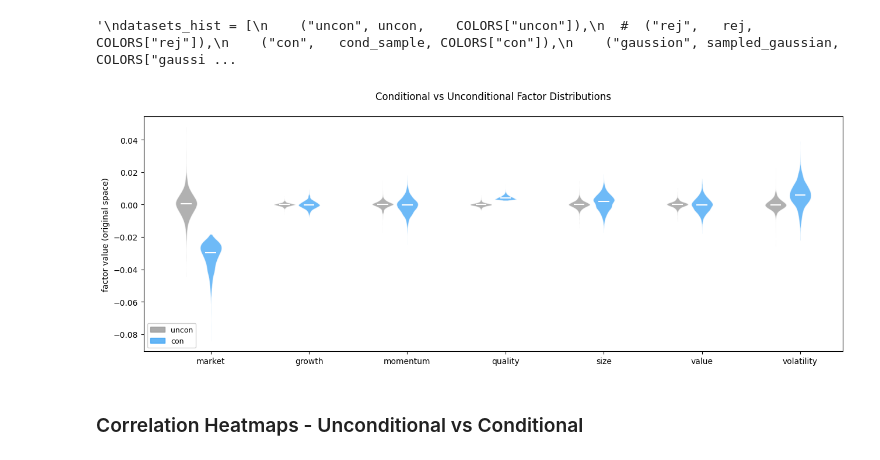
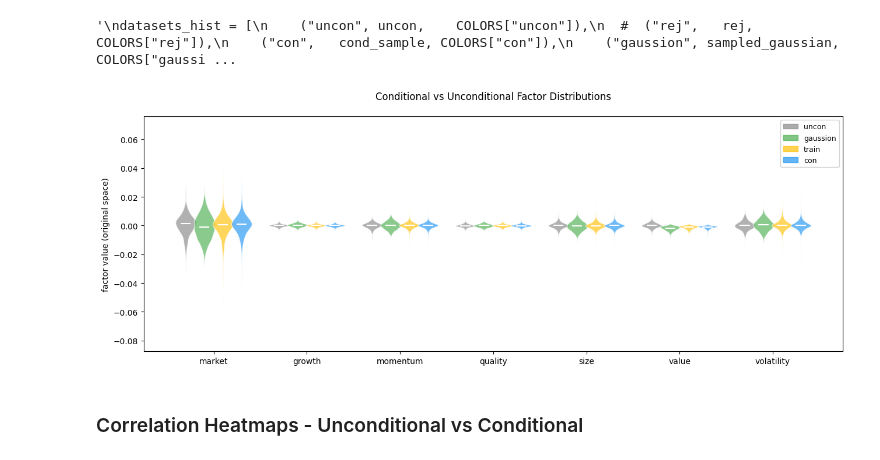
Before and after one commit to yryMax/TailEnhancedFinDiff, a Jupyter notebook: conditional_evaluation.ipynb, the cells around one changed output. Saved outputs shown, nothing was run; the diff lists cells and outputs as text; code cells hidden in the pictures.

```diff
--- a/conditional_evaluation.ipynb
+++ b/conditional_evaluation.ipynb
@@ -171,10 +178,9 @@ Unconditional 1% quantiles:
 # %%
-# volatility > q99  AND  market < q01
-# momentum < q01 AND volatility > q99
-# market < q01 AND quality > q99
-quality99  = make_cond_fn((None, 0.0032), diffusionScenario.sampler.scaler, FACTOR_NAMES.index("quality"))
-market01 = make_cond_fn((-0.0247, None), diffusionScenario.sampler.scaler, FACTOR_NAMES.index("market"))
-cond = join_cond_fns(quality99, market01)
-cond_sample = diffusionScenario.cond_factor_generate(N, cond)
-print(cond.label)
+# value < 30%
+qmin = np.quantile(uncon, 0.30, axis=0)[ FACTOR_NAMES.index("value")]
+value_30  = make_cond_fn((qmin, None), diffusionScenario.sampler.scaler, FACTOR_NAMES.index("value"))
+#market01 = make_cond_fn((-0.0247, None), diffusionScenario.sampler.scaler, FACTOR_NAMES.index("market"))
+#cond = join_cond_fns(qmin, market01)
+cond_sample = diffusionScenario.cond_factor_generate(5000, value_30)
+print(value_30.label)
 # %% [output]
@@ -182,7 +197,21 @@ quality > 0.0032 ∧ market < -0.0247
 # %%
 gaussion_model = load_model("model/Gaussion")
 gaussionScenario = ScenarioGenerator(gaussion_model, GaussianSampler(gaussion_model.F, diffusionScenario.sampler.scaler, guidance_scale=GUIDANCE_S))
-sampled_gaussian = gaussionScenario.cond_factor_generate(N, cond)
+sampled_gaussian = gaussionScenario.cond_factor_generate(5000, value_30)
+fs_gen = np.column_stack([
+    np.ones((len(sampled_gaussian), 1), dtype=np.float32),
+    cond_sample.astype(np.float32),
+])
+fs_returns = reconstruct_returns(test_model, fs_gen)
+return_df = returns_to_panel(test_model, generated_returns=fs_returns)
+return_df.to_parquet("value-30_Gaussian.parquet", index=False)
 # %%
 resampledScenario = ScenarioGenerator(train_model, ResampleSampler(train_model.F, diffusionScenario.sampler.scaler, guidance_scale=GUIDANCE_S))
-sampled_train = resampledScenario.cond_factor_generate(N, cond)
+sampled_train = resampledScenario.cond_factor_generate(5000, value_30)
+fs_gen = np.column_stack([
+    np.ones((len(sampled_train), 1), dtype=np.float32),
+    cond_sample.astype(np.float32),
+])
+fs_returns = reconstruct_returns(test_model, fs_gen)
+return_df = returns_to_panel(test_model, generated_returns=fs_returns)
+return_df.to_parquet("value-30_Resample.parquet", index=False)
@@ -204,6 +243,9 @@ else:
     print(f"Saved to {REJ_CACHE}  shape={rej.shape}")
 # %% [output]
 Loaded cached rej samples from model/stable/samples/rej_2_DDPM_vanilla_N1000_s5.npy  shape=(1000, 7)
+# %%
+uncon = diffusionScenario.factor_generate(5000)
+uncon.shape
 # %%
 COLORS = {
     "uncon":     "#888888",
@@ -235,41 +277,43 @@ plt.show()
 datasets = [
     ("uncon", uncon,    COLORS["uncon"]),
    # ("rej",   rej,      "#FF5722"),
+    ("gaussion", sampled_gaussian, COLORS["gaussion"]),
+    ("train", sampled_train, COLORS["train"]),
     ("con",   cond_sample, COLORS["con"]),
 ]
 x_center = np.arange(FACTOR_DIM)
-offsets  = [-0.25, 0.0, 0.25]
+offsets = [-0.3, -0.1, 0.1, 0.3]
 fig, ax = plt.subplots(figsize=(13, 5))
 
 for offset, (label, data, color) in zip(offsets, datasets):
     parts = ax.violinplot(
         [data[:, i] for i in range(FACTOR_DIM)],
         positions=x_center + offset,
         widths=0.22,
         showmedians=True,
         showextrema=False,
     )
     for pc in parts["bodies"]:
         pc.set_facecolor(color)
         pc.set_edgecolor("white")
         pc.set_alpha(0.65)
     parts["cmedians"].set_color("white")
     parts["cmedians"].set_linewidth(1.5)
 
 ax.set_xticks(x_center)
 ax.set_xticklabels(FACTOR_NAMES, fontsize=10)
 ax.set_ylabel("factor value (original space)")
 ax.set_title(
     f"Conditional vs Unconditional Factor Distributions\n"
 )
 
 handles = [mpatches.Patch(color=c, alpha=0.7, label=l) for l, _, c in datasets]
 ax.legend(handles=handles, fontsize=9, framealpha=0.9)
 
 fig.tight_layout()
 plt.show()
 # %% [output]
-[figure, old version]
+[figure, new version]
 # %% [markdown]
 ### Correlation Heatmaps - Unconditional vs Conditional
 # %%
```
Also changed, not shown: parts of 5 cells of this notebook, 2 other files.
